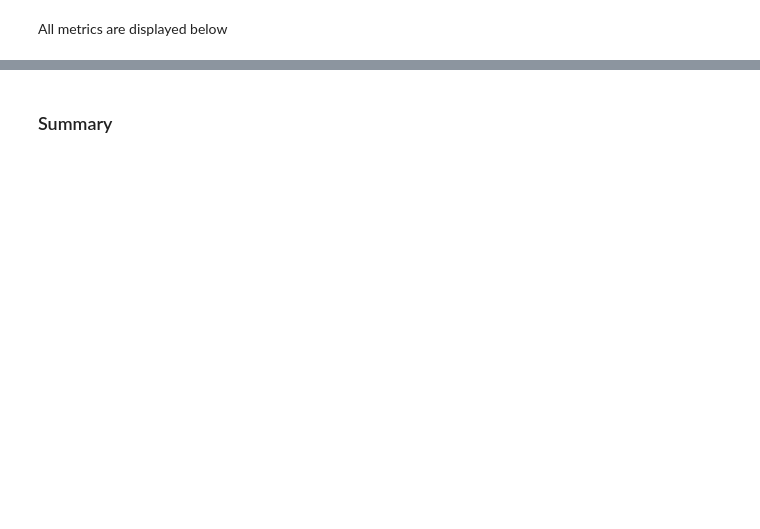
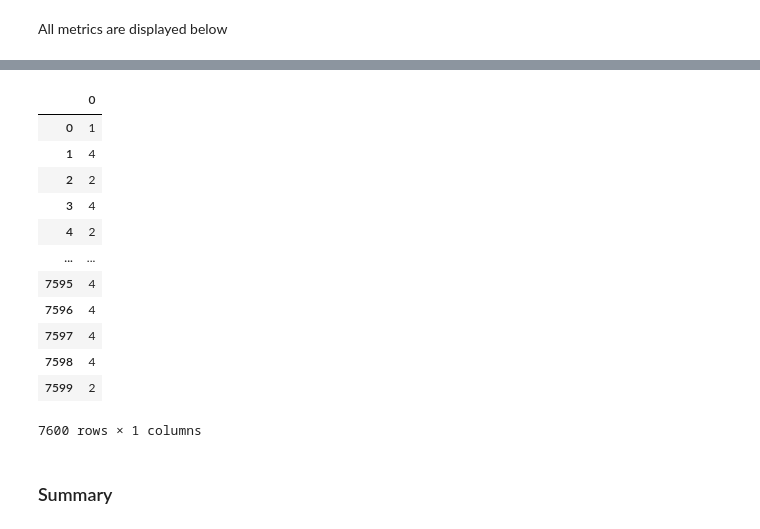
Before and after one commit to HabKaffee/text_classification, a Jupyter notebook: text_classification.ipynb, the cells around one changed output, grey strips where cells are left out. Saved outputs shown, nothing was run; the diff lists cells and outputs as text; code cells hidden in the pictures; blank space fills up the shorter version.

```diff
--- a/text_classification.ipynb
+++ b/text_classification.ipynb
@@ -442,2 +827,29 @@ all_metrics_df
+# %%
+data_to_submit = pd.read_csv('./data/test.csv')
+test_dataset_splitted_texts = [line.split('\n') for line in data_to_submit['Description']]
+data_to_submit = [' '.join([word if word not in stop_words.get_stop_words('en') else '' for word in text]) for text in test_dataset_splitted_texts]
+vectorized_data = vectorizer.fit_transform(data_to_submit).toarray()
+
+y_predicted = linSVC_best.predict(vectorized_data)
+with open("submission.csv", 'w+') as f:
+    f.write("ID, Class Index\n")
+    for i, el in enumerate(y_predicted):
+        f.write(f'{i}, {el}\n')
+
+pd.DataFrame(y_predicted)
+# %% [output]
+|  | 0 |
+| 0 | 1 |
+| 1 | 4 |
+| 2 | 2 |
+| 3 | 4 |
+| 4 | 2 |
+| ... | ... |
+| 7595 | 4 |
+| 7596 | 4 |
+| 7597 | 4 |
+| 7598 | 4 |
+| 7599 | 2 |
+7600 rows × 1 columns
 # %% [markdown]
 ### Summary
```
Also changed, not shown: parts of 126 cells of this notebook.
